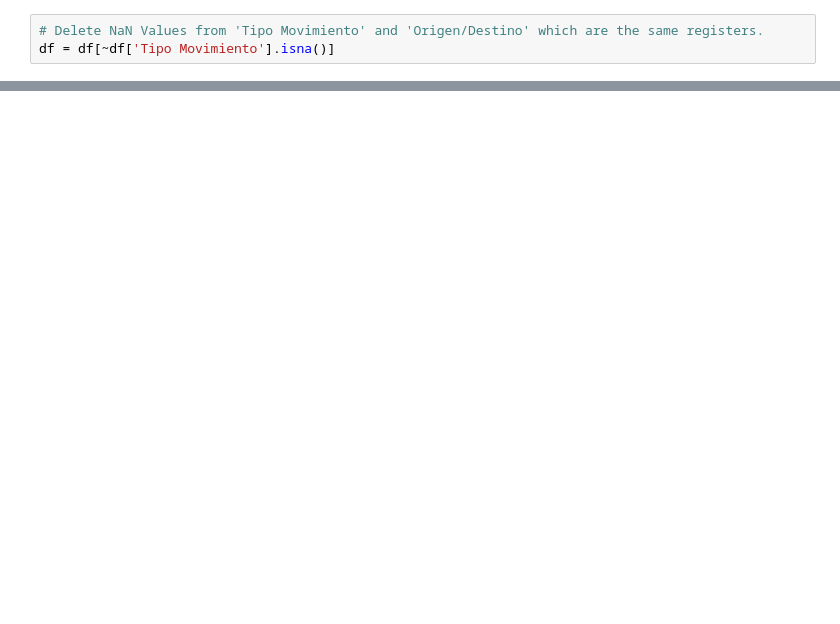
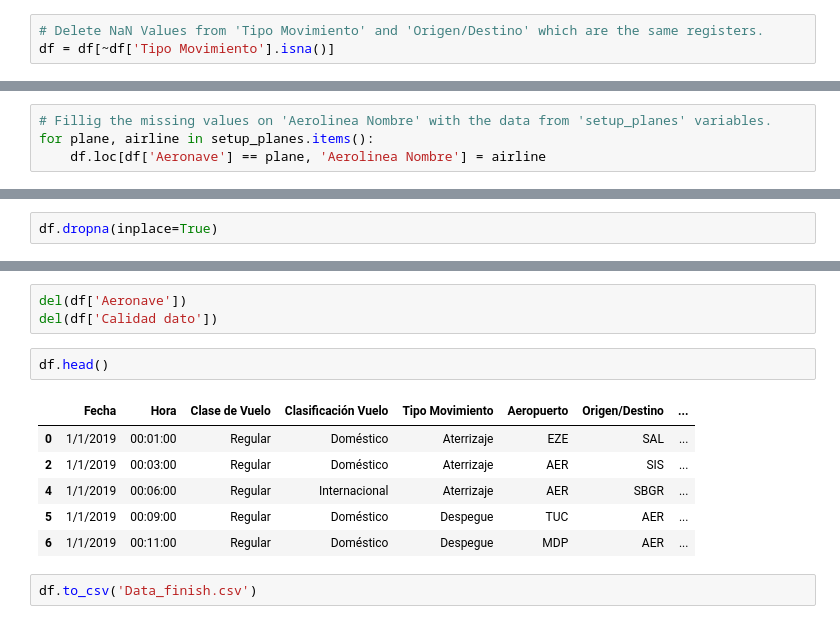
Before and after one commit to AgusMalfatto/ANAC_Analysis, a Jupyter notebook: clean.ipynb, the cells around one changed output, grey strips where cells are left out. Drawn from its saved outputs; the diff is of its cells as text; blank space fills up the shorter version.

Commit message:
Finish Data Cleaning

```diff
--- a/clean.ipynb
+++ b/clean.ipynb
@@ -258,0 +243,4 @@ df[(df['Aeronave'] == '0') & (df['Aerolinea Nombre'] == '0')]
+# %%
+# Fillig the missing values on 'Aerolinea Nombre' with the data from 'setup_planes' variables.
+for plane, airline in setup_planes.items():
+    df.loc[df['Aeronave'] == plane, 'Aerolinea Nombre'] = airline
@@ -278,3 +283,5 @@ Data columns (total 12 columns):
  11  Calidad dato         object
 dtypes: int64(1), object(11)
 memory usage: 213.8+ MB
+# %%
+df.dropna(inplace=True)
@@ -280,0 +305,14 @@ memory usage: 213.8+ MB
+# %%
+del(df['Aeronave'])
+del(df['Calidad dato'])
+# %%
+df.head()
+# %% [output]
+|  | Fecha | Hora | Clase de Vuelo | Clasificación Vuelo | Tipo Movimiento | Aeropuerto | Origen/Destino | ... |
+| 0 | 1/1/2019 | 00:01:00 | Regular | Doméstico | Aterrizaje | EZE | SAL | ... |
+| 2 | 1/1/2019 | 00:03:00 | Regular | Doméstico | Aterrizaje | AER | SIS | ... |
+| 4 | 1/1/2019 | 00:06:00 | Regular | Internacional | Aterrizaje | AER | SBGR | ... |
+| 5 | 1/1/2019 | 00:09:00 | Regular | Doméstico | Despegue | TUC | AER | ... |
+| 6 | 1/1/2019 | 00:11:00 | Regular | Doméstico | Despegue | MDP | AER | ... |
+# %%
+df.to_csv('Data_finish.csv')
```
Also changed, not shown: parts of 10 cells of this notebook.
